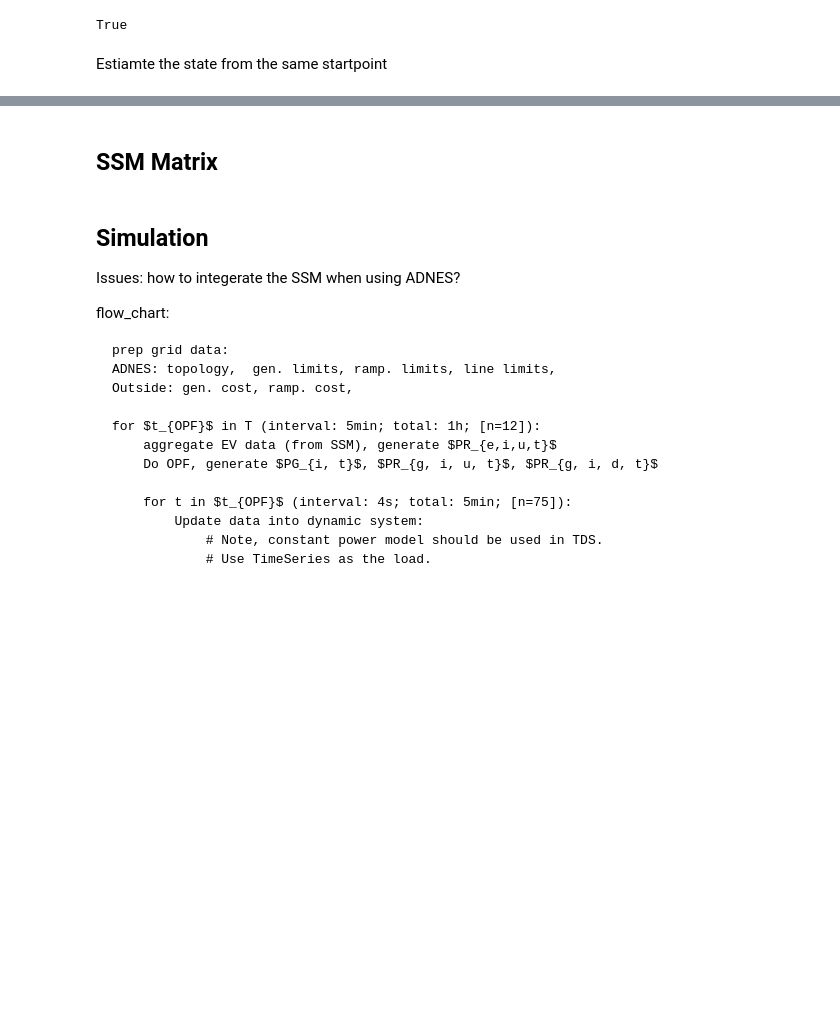
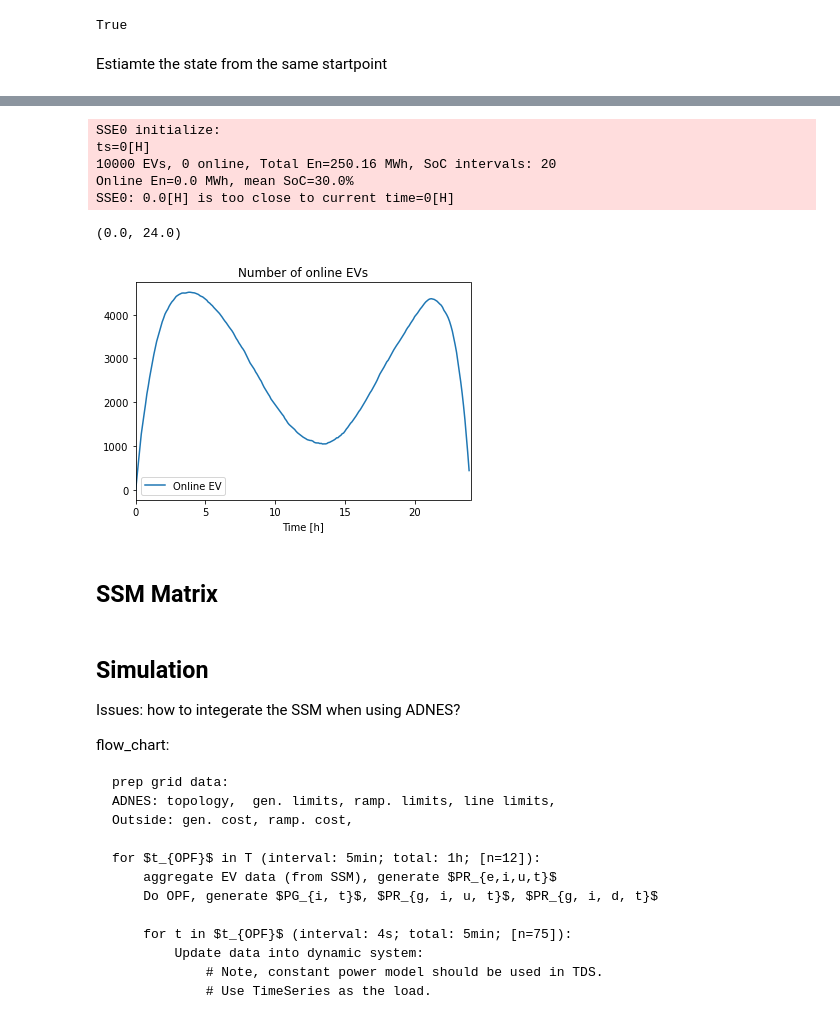
Before and after one commit to shebuxin/andes, a Jupyter notebook: jwang/notes2/ev_ssm.ipynb, the cells around one changed output, grey strips where cells are left out. Saved outputs shown, nothing was run; the diff lists cells and outputs as text; code cells hidden in the pictures; blank space fills up the shorter version.

```diff
--- a/jwang/notes2/ev_ssm.ipynb
+++ b/jwang/notes2/ev_ssm.ipynb
@@ -596,19 +607,27 @@ array([[1.        , 0.        , 0.        ],
 # %%
 # --- plot online EV numbers ---
-sse = ev_ssm(N=10000, tnow=0, name='SSE0', seed=2021)
+sse = ev_ssm(N=10000, ts=0, name='SSE0', seed=2021)
 time = np.arange(0, 24, 0.1)
 num = []
 for t in time:
-    sse.tnow = sse.g_tnow(t)
+    sse.ts = sse.g_ts(t)
     sse.g_u()
     num.append(sse.ne)
 
 fig, ax = plt.subplots()
 ax.plot(time, num)
 ax.set_title('Number of online EVs')
 ax.set_xlabel('Time [h]')
 ax.legend(['Online EV', 'Online capacity'])
 ax.set_xlim(0, 24)
+# %% [output]
+SSE0 initialize:
+ts=0[H]
+10000 EVs, 0 online, Total En=250.16 MWh, SoC intervals: 20
+Online En=0.0 MWh, mean SoC=30.0%
+SSE0: 0.0[H] is too close to current time=0[H]
+(0.0, 24.0)
+[figure, added]
 # %%
 # # --- plot online EV numbers ---
 # # time = np.arange(0, 24, 0.1)
```
Also changed, not shown: parts of 7 cells of this notebook.
